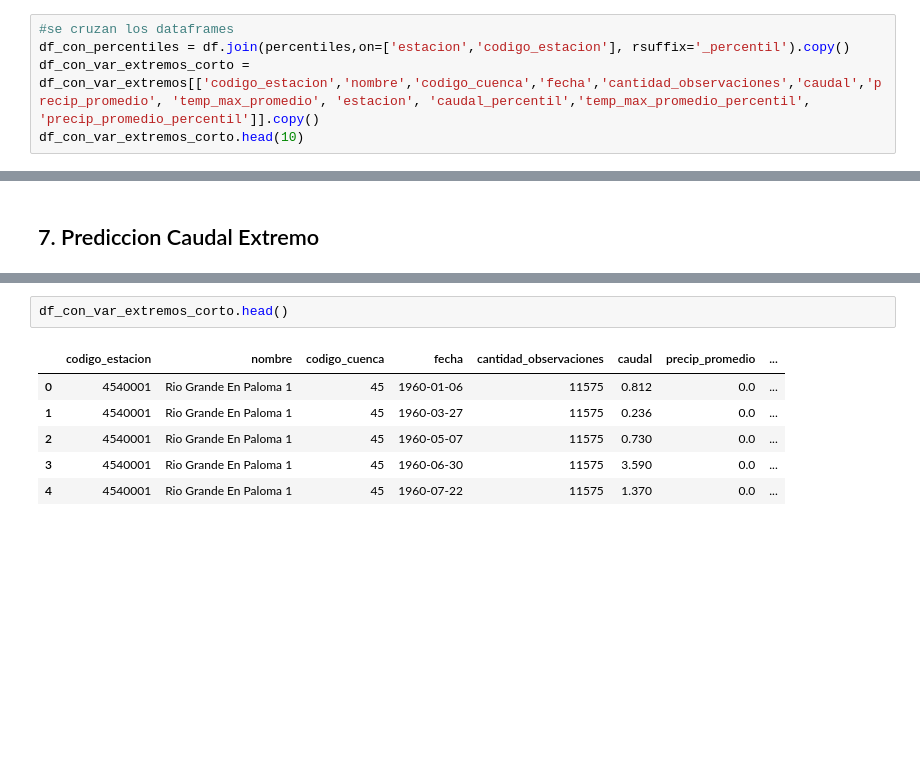
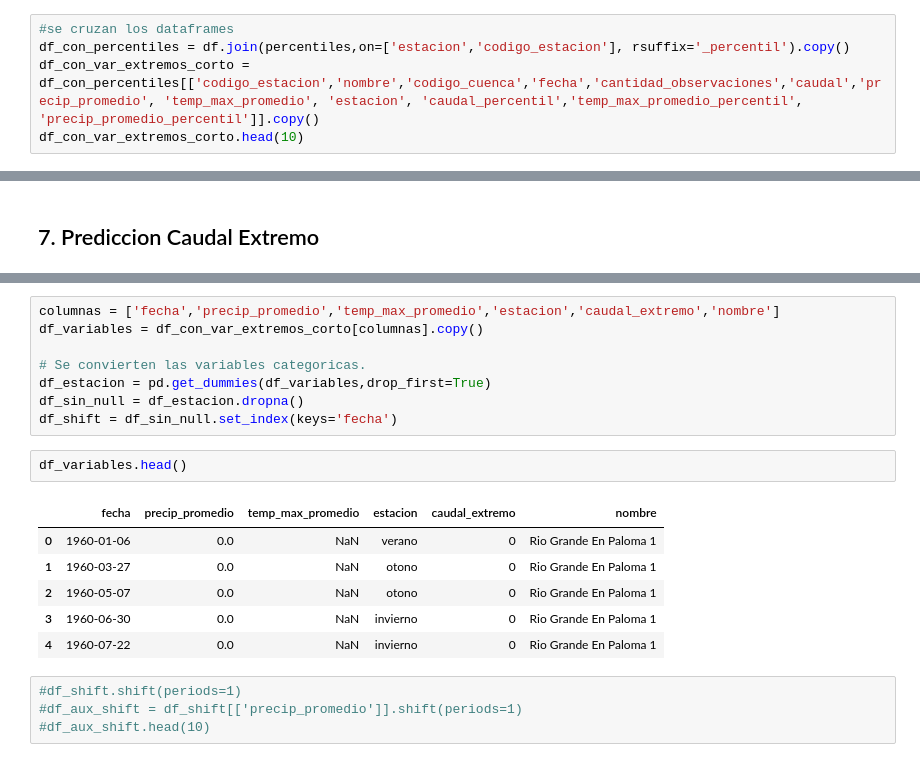
Before and after one commit to sebaturri/desafio, a Jupyter notebook: Desafio_Spike.ipynb, the cells around one changed output, grey strips where cells are left out. Drawn from its saved outputs; the diff is of its cells as text; blank space fills up the shorter version.

```diff
--- a/Desafio_Spike.ipynb
+++ b/Desafio_Spike.ipynb
@@ -216,7 +216,7 @@ percentiles.head(20)
 # %%
 #se cruzan los dataframes
 df_con_percentiles = df.join(percentiles,on=['estacion','codigo_estacion'], rsuffix='_percentil').copy()
-df_con_var_extremos_corto = df_con_var_extremos[['codigo_estacion','nombre','codigo_cuenca','fecha','cantidad_observaciones','caudal','precip_promedio', 'temp_max_promedio', 'estacion', 'caudal_percentil','temp_max_promedio_percentil', 'precip_promedio_percentil']].copy()
+df_con_var_extremos_corto = df_con_percentiles[['codigo_estacion','nombre','codigo_cuenca','fecha','cantidad_observaciones','caudal','precip_promedio', 'temp_max_promedio', 'estacion', 'caudal_percentil','temp_max_promedio_percentil', 'precip_promedio_percentil']].copy()
 df_con_var_extremos_corto.head(10)
 # %% [output]
 |  | codigo_estacion | nombre | codigo_cuenca | fecha | cantidad_observaciones | caudal | precip_promedio | ... |
@@ -326,9 +343,21 @@ plt.show()
+# %%
+columnas = ['fecha','precip_promedio','temp_max_promedio','estacion','caudal_extremo','nombre']
+df_variables = df_con_var_extremos_corto[columnas].copy()
+
+# Se convierten las variables categoricas.
+df_estacion = pd.get_dummies(df_variables,drop_first=True)
+df_sin_null = df_estacion.dropna()
+df_shift = df_sin_null.set_index(keys='fecha')
 # %%
-df_con_var_extremos_corto.head()
+df_variables.head()
 # %% [output]
-|  | codigo_estacion | nombre | codigo_cuenca | fecha | cantidad_observaciones | caudal | precip_promedio | ... |
-| 0 | 4540001 | Rio Grande En Paloma 1 | 45 | 1960-01-06 | 11575 | 0.812 | 0.0 | ... |
-| 1 | 4540001 | Rio Grande En Paloma 1 | 45 | 1960-03-27 | 11575 | 0.236 | 0.0 | ... |
-| 2 | 4540001 | Rio Grande En Paloma 1 | 45 | 1960-05-07 | 11575 | 0.730 | 0.0 | ... |
-| 3 | 4540001 | Rio Grande En Paloma 1 | 45 | 1960-06-30 | 11575 | 3.590 | 0.0 | ... |
-| 4 | 4540001 | Rio Grande En Paloma 1 | 45 | 1960-07-22 | 11575 | 1.370 | 0.0 | ... |
+|  | fecha | precip_promedio | temp_max_promedio | estacion | caudal_extremo | nombre |
+| 0 | 1960-01-06 | 0.0 | NaN | verano | 0 | Rio Grande En Paloma 1 |
+| 1 | 1960-03-27 | 0.0 | NaN | otono | 0 | Rio Grande En Paloma 1 |
+| 2 | 1960-05-07 | 0.0 | NaN | otono | 0 | Rio Grande En Paloma 1 |
+| 3 | 1960-06-30 | 0.0 | NaN | invierno | 0 | Rio Grande En Paloma 1 |
+| 4 | 1960-07-22 | 0.0 | NaN | invierno | 0 | Rio Grande En Paloma 1 |
+# %%
+#df_shift.shift(periods=1)
+#df_aux_shift = df_shift[['precip_promedio']].shift(periods=1)
+#df_aux_shift.head(10)
```
Also changed, not shown: parts of 27 cells of this notebook.
